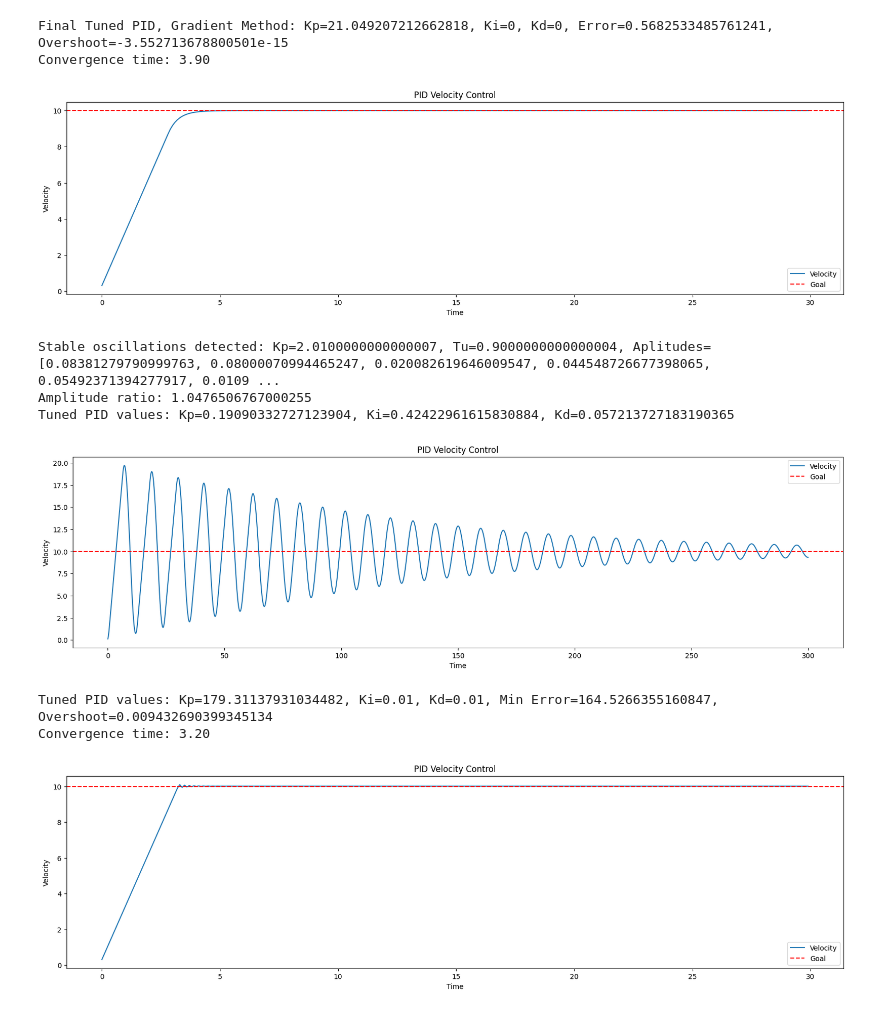
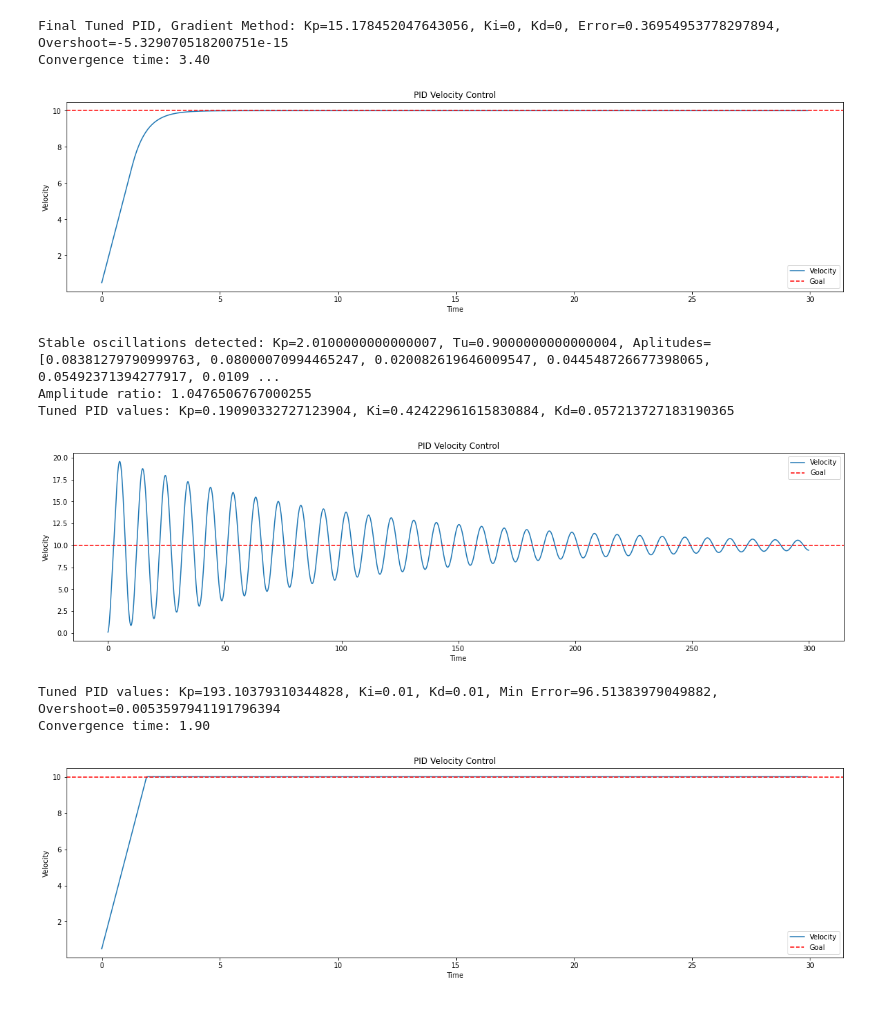
Before and after one commit to Forsyth-Creations/ros_rigor, a Jupyter notebook: src/hermes_swerve_module/hermes_swerve_module/pid.ipynb, the cells around one changed output. Saved outputs shown, nothing was run; the diff lists cells and outputs as text; code cells hidden in the pictures.

```diff
--- a/src/hermes_swerve_module/hermes_swerve_module/pid.ipynb
+++ b/src/hermes_swerve_module/hermes_swerve_module/pid.ipynb
@@ -8,7 +8,7 @@ start = 0
 goal = 10
 actual = 0
 moment_of_inertia = 10
-max_torque = 30
+max_torque = 50
 time_frame = 30
 dt = 0.1
 
@@ -287,6 +287,17 @@ class NewPID:
             self.ki = temp_ki
             self.kd = temp_kd
 
+    def run_simulation(self, goal, max_time=100, params : dict = None):
+        """Runs a simulation of the PID controller."""
+        self.reset()
+        data = []
+        time = np.arange(0, max_time, self.dt)
+        for t in time:
+            velocity = self.simulate_motion(goal, params)
+            data.append(velocity)
+        self.reset()
+        return data
+
     def reset(self):
         """Resets the PID controller."""
         self.integral = 0.0
@@ -295,32 +306,32 @@ class NewPID:
 # %%
 pid = NewPID(intertia = moment_of_inertia, max_torque=max_torque, overshoot_threshold = 0.5, ideal_convergence_time = 10)
 pid.reset()
-params = pid.auto_tune_gradient_descent(goal, max_iter=1000, max_time = time_frame, learning_rate=200, auto_accept=True, tolerance = 0.001)
+params = pid.auto_tune_gradient_descent(goal, max_iter=5000, max_time = time_frame, learning_rate=200, auto_accept=True, tolerance = 0.001)
 pid.reset()
 time = np.arange(0, time_frame, dt)
 data = []
 
 # Try and run the simulation
 for _ in time:
     actual = pid.simulate_motion(goal)
     data.append(actual)
 
 convergence_time = pid.compute_convergence_time(goal, time_frame, params)
 print(f"{Fore.GREEN}Convergence time: {convergence_time[0]:.2f}")
 
 # Create a Graph
 plt.figure(figsize=(20, 5))
 plt.plot(time, data, label="Velocity")
 plt.axhline(y=goal, color='r', linestyle='--', label="Goal")
 plt.xlabel("Time")
 plt.ylabel("Velocity")
 plt.title("PID Velocity Control")
 plt.legend()
 plt.show()
 # %% [output]
-Final Tuned PID, Gradient Method: Kp=21.049207212662818, Ki=0, Kd=0, Error=0.5682533485761241, Overshoot=-3.552713678800501e-15
-Convergence time: 3.90
+Final Tuned PID, Gradient Method: Kp=15.178452047643056, Ki=0, Kd=0, Error=0.36954953778297894, Overshoot=-5.329070518200751e-15
+Convergence time: 3.40
-[figure, old version]
+[figure, new version]
 # %%
 pid = NewPID(intertia=moment_of_inertia, max_torque=max_torque)
 pid.reset()
@@ -347,7 +358,7 @@ plt.show()
 Stable oscillations detected: Kp=2.0100000000000007, Tu=0.9000000000000004, Aplitudes=[0.08381279790999763, 0.08000070994465247, 0.020082619646009547, 0.044548726677398065, 0.05492371394277917, 0.0109 ...
 Amplitude ratio: 1.0476506767000255
 Tuned PID values: Kp=0.19090332727123904, Ki=0.42422961615830884, Kd=0.057213727183190365
-[figure, old version]
+[figure, new version]
 # %%
 pid = NewPID(intertia=moment_of_inertia, max_torque=max_torque)
 pid.reset()
@@ -375,6 +386,6 @@ plt.title("PID Velocity Control")
 plt.legend()
 plt.show()
 # %% [output]
-Tuned PID values: Kp=179.31137931034482, Ki=0.01, Kd=0.01, Min Error=164.5266355160847, Overshoot=0.009432690399345134
-Convergence time: 3.20
+Tuned PID values: Kp=193.10379310344828, Ki=0.01, Kd=0.01, Min Error=96.51383979049882, Overshoot=0.0053597941191796394
+Convergence time: 1.90
-[figure, old version]
+[figure, new version]
```
Also changed, not shown: parts of 1 cell of this notebook.
